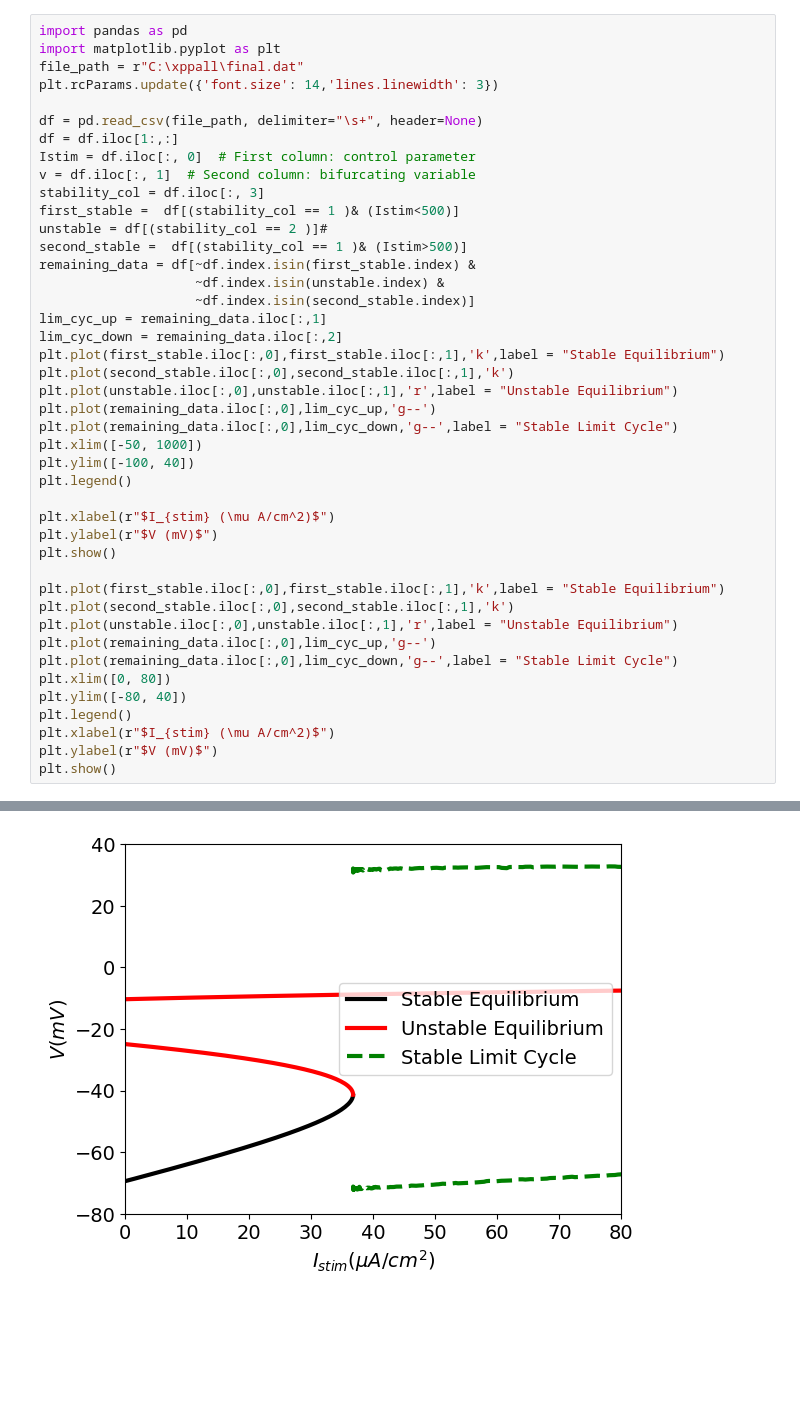
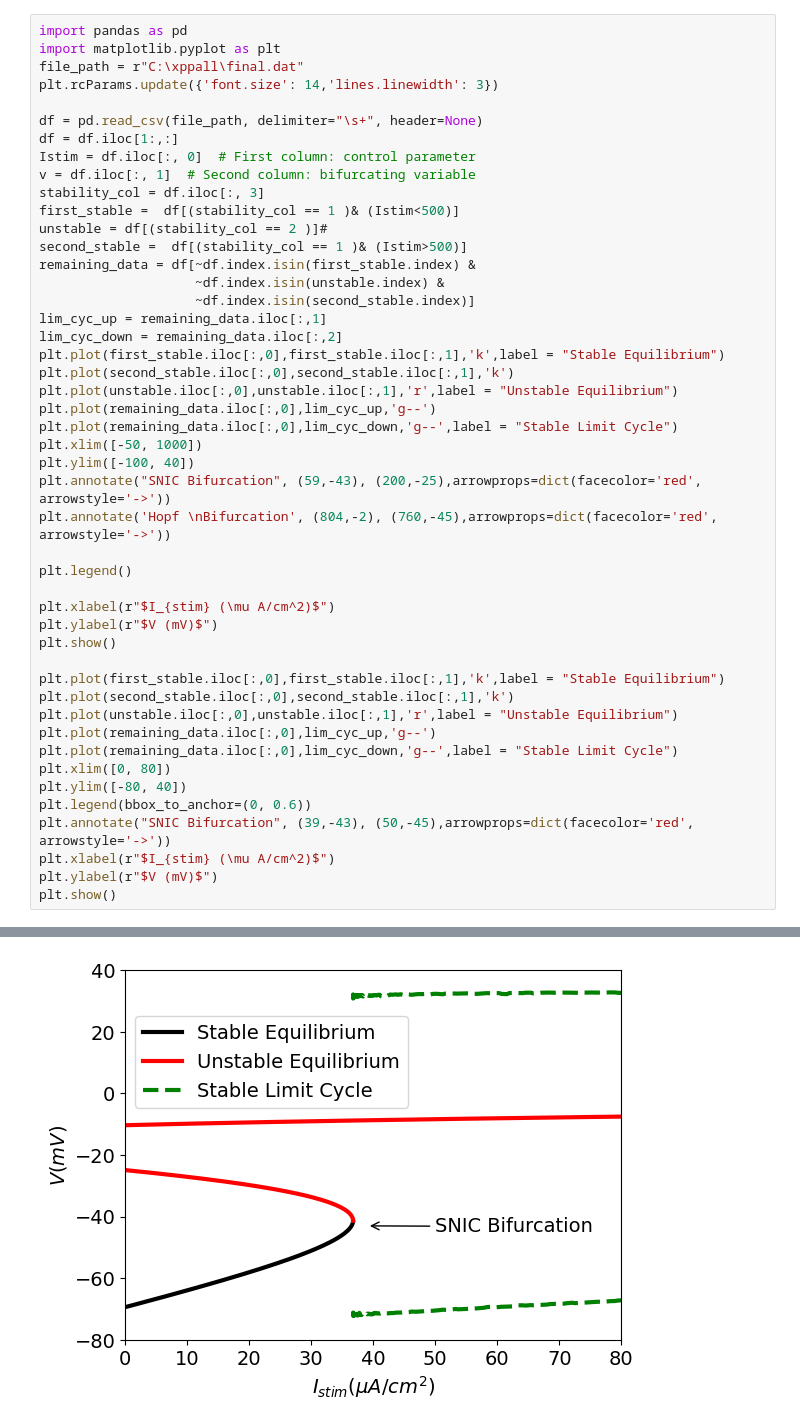
Before and after one commit to sstanbridge09/biologyCoursework, a Jupyter notebook: finalBifurcationDiagrams.ipynb, the cells around one changed output, grey strips where cells are left out. Cells and saved outputs as stored; diff of their text form; blank space fills up the shorter version.

Commit message:
Improving Bifurcation Diagrams

```diff
--- a/finalBifurcationDiagrams.ipynb
+++ b/finalBifurcationDiagrams.ipynb
@@ -24,6 +24,9 @@ plt.plot(remaining_data.iloc[:,0],lim_cyc_up,'g--')
 plt.plot(remaining_data.iloc[:,0],lim_cyc_down,'g--',label = "Stable Limit Cycle")
 plt.xlim([-50, 1000])
 plt.ylim([-100, 40])
+plt.annotate("SNIC Bifurcation", (59,-43), (200,-25),arrowprops=dict(facecolor='red', arrowstyle='->'))
+plt.annotate('Hopf \nBifurcation', (804,-2), (760,-45),arrowprops=dict(facecolor='red', arrowstyle='->'))
+
 plt.legend()
 
 plt.xlabel(r"$I_{stim} (\mu A/cm^2)$")
@@ -37,7 +40,8 @@ plt.plot(remaining_data.iloc[:,0],lim_cyc_up,'g--')
 plt.plot(remaining_data.iloc[:,0],lim_cyc_down,'g--',label = "Stable Limit Cycle")
 plt.xlim([0, 80])
 plt.ylim([-80, 40])
-plt.legend()
+plt.legend(bbox_to_anchor=(0, 0.6))
+plt.annotate("SNIC Bifurcation", (39,-43), (50,-45),arrowprops=dict(facecolor='red', arrowstyle='->'))
 plt.xlabel(r"$I_{stim} (\mu A/cm^2)$")
 plt.ylabel(r"$V (mV)$")
 plt.show()
@@ -46 +50 @@ plt.show()
-[figure, old version]
+[figure, new version]
```
Also changed, not shown: parts of 1 cell of this notebook.
